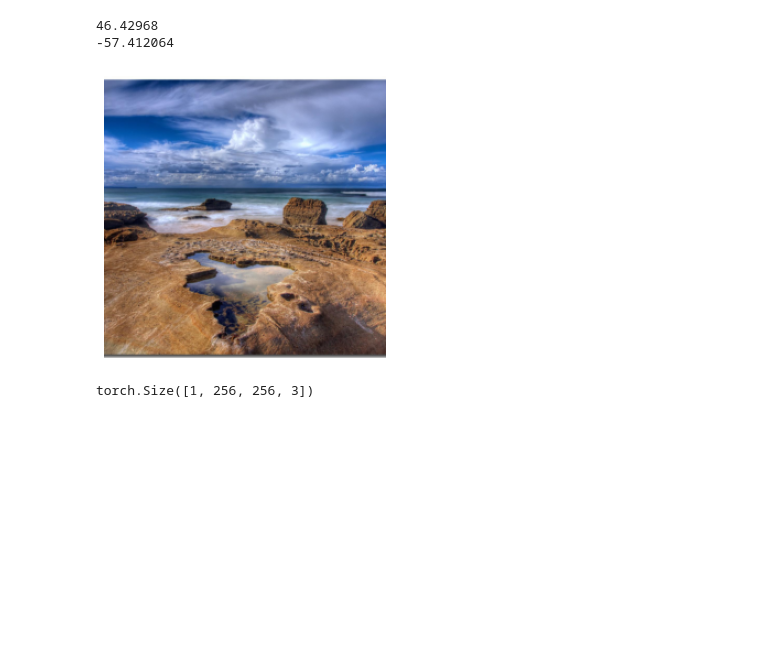
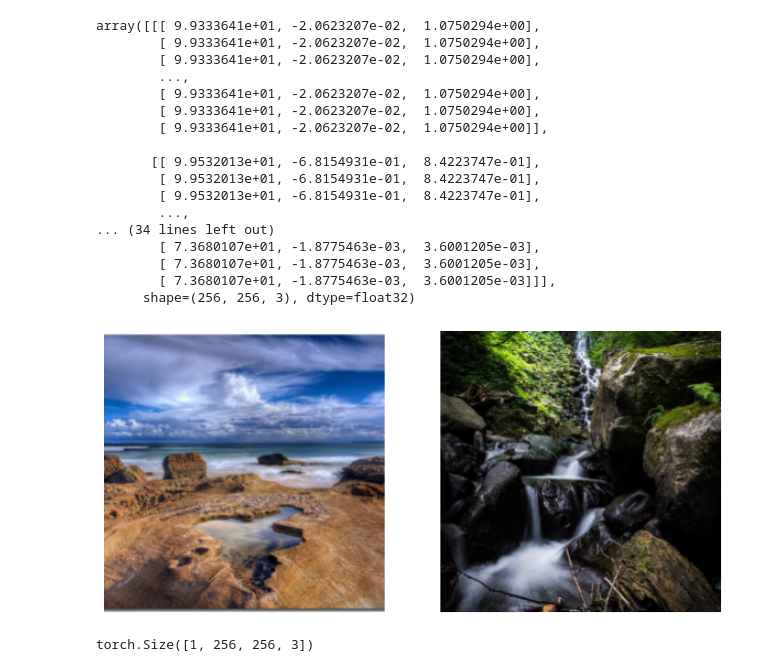
Before and after one commit to antonjolsson/image-colorization, a Jupyter notebook: image-colorization.ipynb, the cells around one changed output. Saved outputs shown, nothing was run; the diff lists cells and outputs as text; code cells hidden in the pictures; blank space fills up the shorter version.

```diff
--- a/image-colorization.ipynb
+++ b/image-colorization.ipynb
@@ -132,24 +132,43 @@ val_dataset = ImageData(val_path, transform)
 small_train_dataset = data_utils.Subset(train_dataset, torch.arange(300))
 small_val_dataset = data_utils.Subset(val_dataset, torch.arange(50))
 # %%
-def show_sample(dataset: Dataset, index: int):
-    lab_arr = dataset[index]
-    print(np.max(lab_arr[:, :, 1:].flatten()))
-    print(np.min(lab_arr[:, :, 1:].flatten()))
+def show_sample(lab_arrs: list):
+    '''
+    lab_arrs: list of ndarray or tensor with shape (width, height, 3)
+    '''
+
+    if torch.is_tensor(lab_arrs[0]):
+        lab_arrs = [arr.detach().numpy() for arr in lab_arrs]
 
     fig = figure(figsize=(10, 8), dpi=80)
-    for i, arr in enumerate([lab_arr]):
+    for i, arr in enumerate(lab_arrs):
         rgb_arr = np.round(color.lab2rgb(arr) * 255)
         rgb_arr = rgb_arr.astype(np.uint8)
         img = Image.fromarray(rgb_arr)
 
-        fig.add_subplot(1, 2, i + 1)
+        fig.add_subplot(len(lab_arrs) // 2, 2, i + 1)
         imshow(img)
         axis('off')
 
-show_sample(small_train_dataset, 8)
+show_sample([small_train_dataset[8], small_train_dataset[10]])
+small_train_dataset[8]
 # %% [output]
-46.42968
--57.412064
+array([[[ 9.9333641e+01, -2.0623207e-02,  1.0750294e+00],
+        [ 9.9333641e+01, -2.0623207e-02,  1.0750294e+00],
+        [ 9.9333641e+01, -2.0623207e-02,  1.0750294e+00],
+        ...,
+        [ 9.9333641e+01, -2.0623207e-02,  1.0750294e+00],
+        [ 9.9333641e+01, -2.0623207e-02,  1.0750294e+00],
+        [ 9.9333641e+01, -2.0623207e-02,  1.0750294e+00]],
+
+       [[ 9.9532013e+01, -6.8154931e-01,  8.4223747e-01],
+        [ 9.9532013e+01, -6.8154931e-01,  8.4223747e-01],
+        [ 9.9532013e+01, -6.8154931e-01,  8.4223747e-01],
+        ...,
+... (34 lines left out)
+        [ 7.3680107e+01, -1.8775463e-03,  3.6001205e-03],
+        [ 7.3680107e+01, -1.8775463e-03,  3.6001205e-03],
+        [ 7.3680107e+01, -1.8775463e-03,  3.6001205e-03]]],
+      shape=(256, 256, 3), dtype=float32)
-[figure, old version]
+[figure, new version]
 # %%
```
Also changed, not shown: parts of 4 cells of this notebook, 2 other files.
